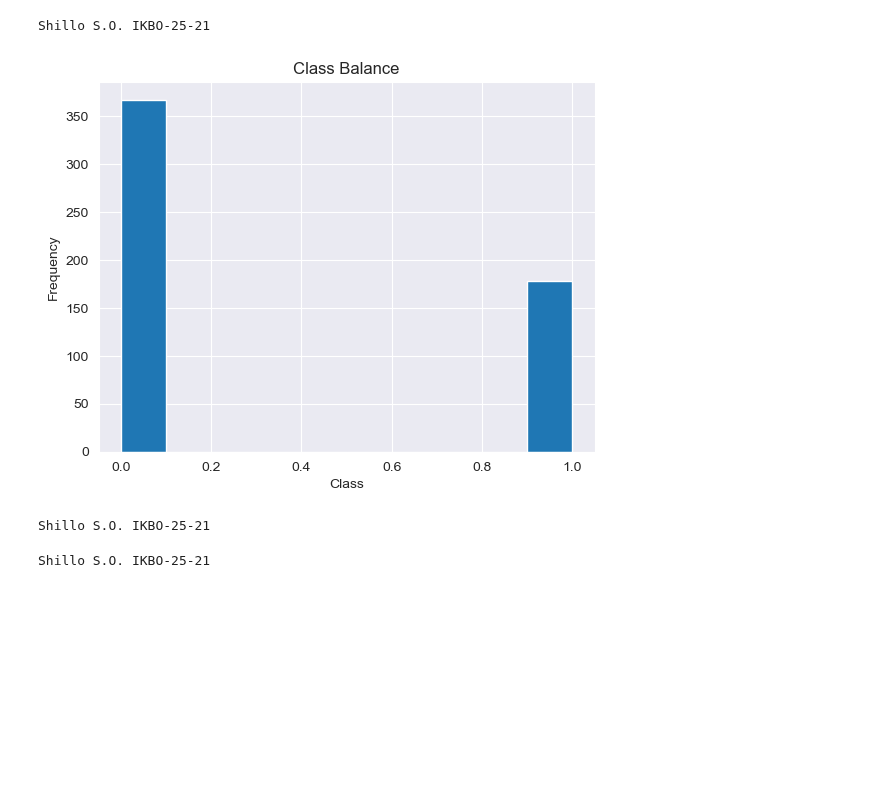
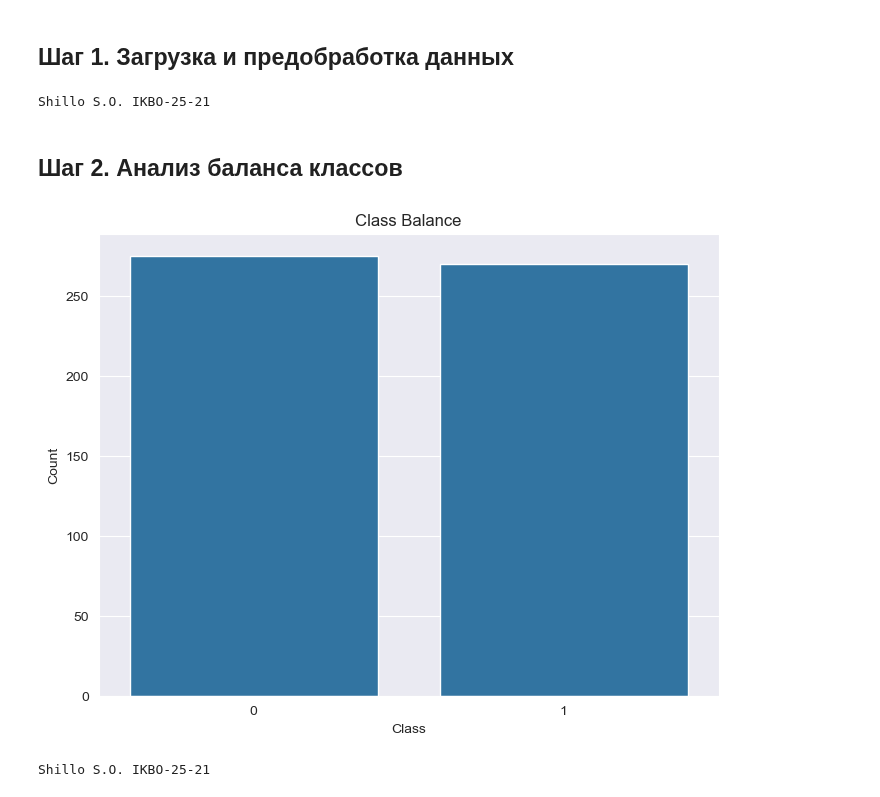
Before and after one commit to SirFerr/big_data, a Jupyter notebook: bigdata_5pr.ipynb, the cells around one changed output. Drawn from its saved outputs; the diff is of its cells as text; code cells hidden in the pictures; blank space fills up the shorter version.

```diff
--- a/bigdata_5pr.ipynb
+++ b/bigdata_5pr.ipynb
@@ -1,23 +0,0 @@
-# %%
-import pandas as pd
-import matplotlib.pyplot as plt
-from sklearn.model_selection import train_test_split
-from sklearn.preprocessing import StandardScaler
-from sklearn.metrics import confusion_matrix, classification_report
-from sklearn.linear_model import LogisticRegression
-from sklearn.svm import SVC
-from sklearn.neighbors import KNeighborsClassifier
-
-data = pd.read_csv('data/Housing.csv')
-
-data.head()
-
-data = data.dropna()
-data = pd.get_dummies(data, drop_first=True)
-
-X = data.iloc[:, :-1].values
-y = data.iloc[:, -1].values
-
-print("Shillo S.O. IKBO-25-21")
-# %% [output]
-Shillo S.O. IKBO-25-21
@@ -24,21 +12,31 @@ Shillo S.O. IKBO-25-21
+# %% [markdown]
+## Шаг 1. Загрузка и предобработка данных
+# %%
+# Загрузка данных
+data = pd.read_csv('data/Housing.csv')
+
+# Удаление пропущенных значений
+data = data.dropna()
+
+# Преобразование целевого признака: классификация по медиане цены
+median_price = data['price'].median()
+data['target'] = (data['price'] > median_price).astype(int)
+
+print("Shillo S.O. IKBO-25-21")
+# %% [output]
+Shillo S.O. IKBO-25-21
+# %% [markdown]
+## Шаг 2. Анализ баланса классов
 # %%
-plt.hist(y.astype(int))
-plt.title('Class Balance')
-plt.xlabel('Class')
-plt.ylabel('Frequency')
+# Построение гистограммы для оценки баланса классов
+plt.figure(figsize=(8, 6))
+sns.countplot(x=data['target'])
+plt.title("Class Balance")
+plt.xlabel("Class")
+plt.ylabel("Count")
 plt.show()
 
 print("Shillo S.O. IKBO-25-21")
 # %% [output]
-[figure, old version]
+[figure, new version]
 Shillo S.O. IKBO-25-21
-# %%
-X_train, X_test, y_train, y_test = train_test_split(X, y, test_size=0.2, random_state=42)
-
-scaler = StandardScaler()
-X_train = scaler.fit_transform(X_train)
-X_test = scaler.transform(X_test)
-
-print("Shillo S.O. IKBO-25-21")
-# %% [output]
-Shillo S.O. IKBO-25-21
```
Also changed, not shown: parts of 9 cells of this notebook, 1 other file.
